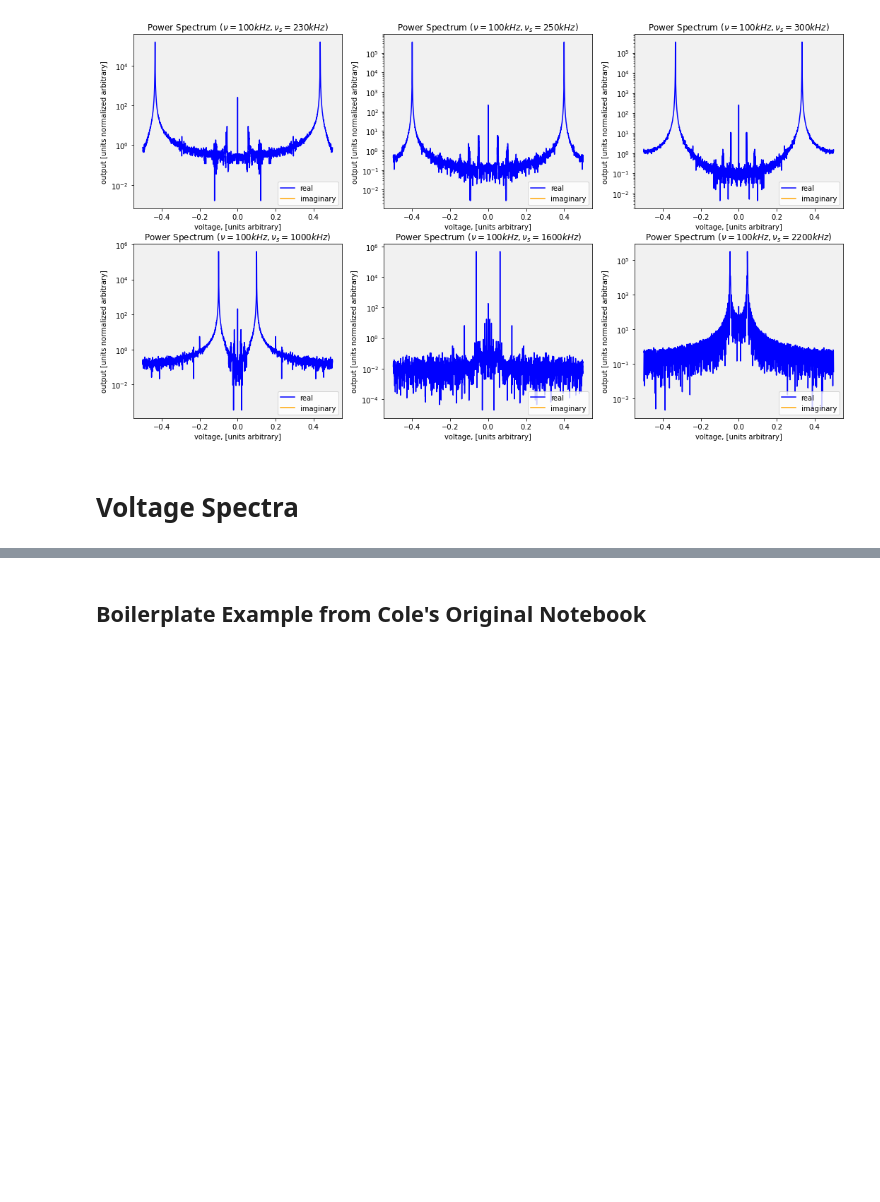
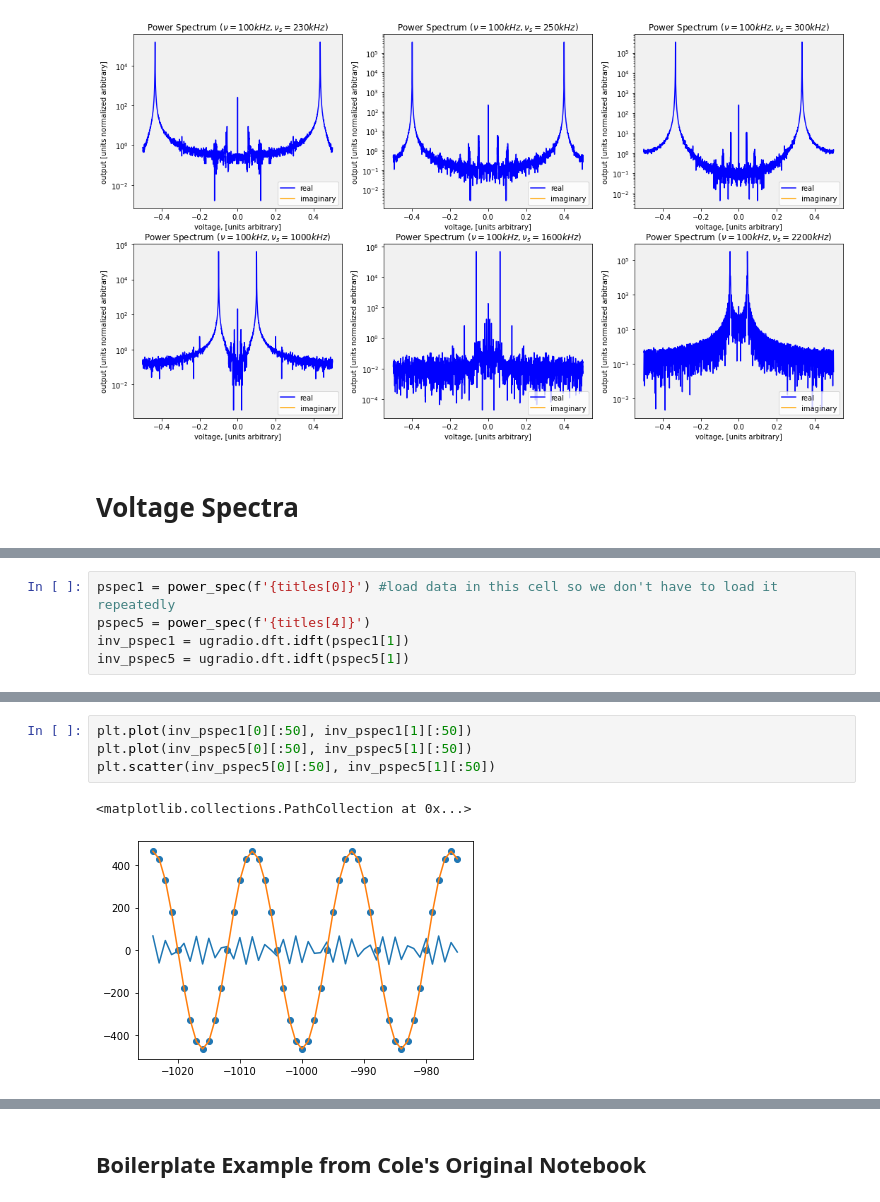
Before and after one commit to nolanylee/astro121lab, a Jupyter notebook: Sec_5_Better_Data.ipynb, the cells around one changed output, grey strips where cells are left out. Drawn from its saved outputs; the diff is of its cells as text; blank space fills up the shorter version.

```diff
--- a/Sec_5_Better_Data.ipynb
+++ b/Sec_5_Better_Data.ipynb
@@ -91,3 +91,8 @@ for i, vax in enumerate(axes):
         hax.legend(loc = 4, )
 # %% [output]
 [figure]
+# %%
+pspec1 = power_spec(f'{titles[0]}') #load data in this cell so we don't have to load it repeatedly
+pspec5 = power_spec(f'{titles[4]}')
+inv_pspec1 = ugradio.dft.idft(pspec1[1])
+inv_pspec5 = ugradio.dft.idft(pspec5[1])
@@ -93,0 +101,7 @@ for i, vax in enumerate(axes):
+# %%
+plt.plot(inv_pspec1[0][:50], inv_pspec1[1][:50])
+plt.plot(inv_pspec5[0][:50], inv_pspec5[1][:50])
+plt.scatter(inv_pspec5[0][:50], inv_pspec5[1][:50])
+# %% [output]
+<matplotlib.collections.PathCollection at 0x...>
+[figure, added]
```
Also changed, not shown: parts of 5 cells of this notebook.
